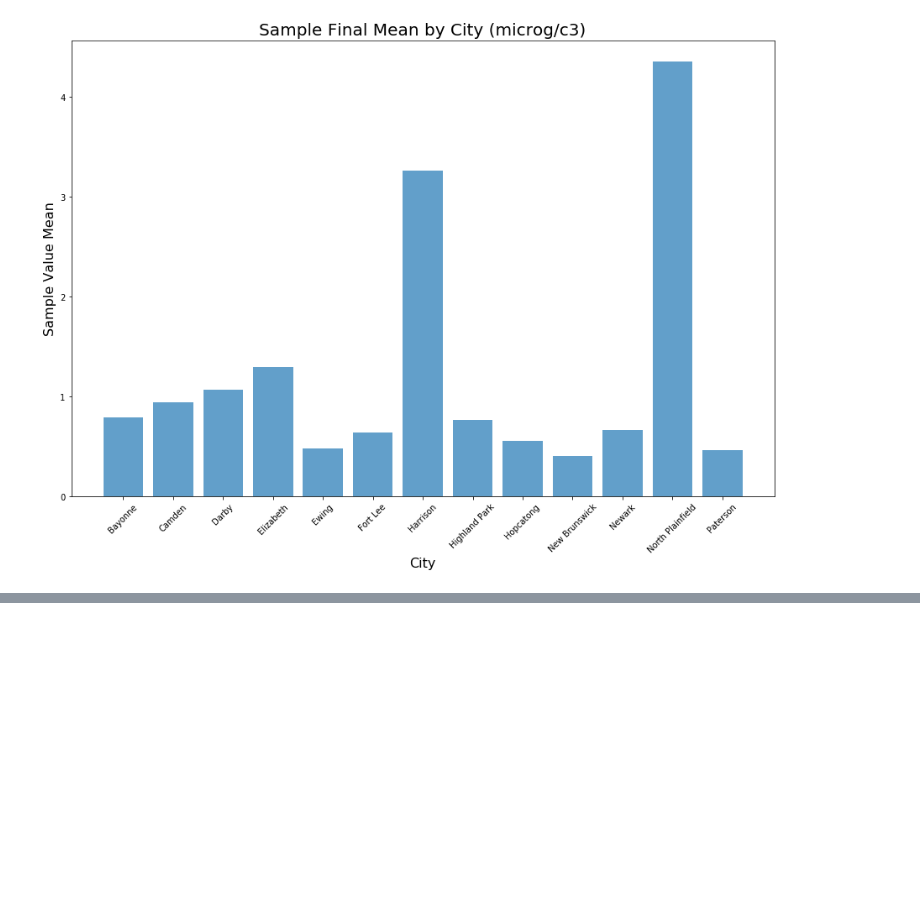
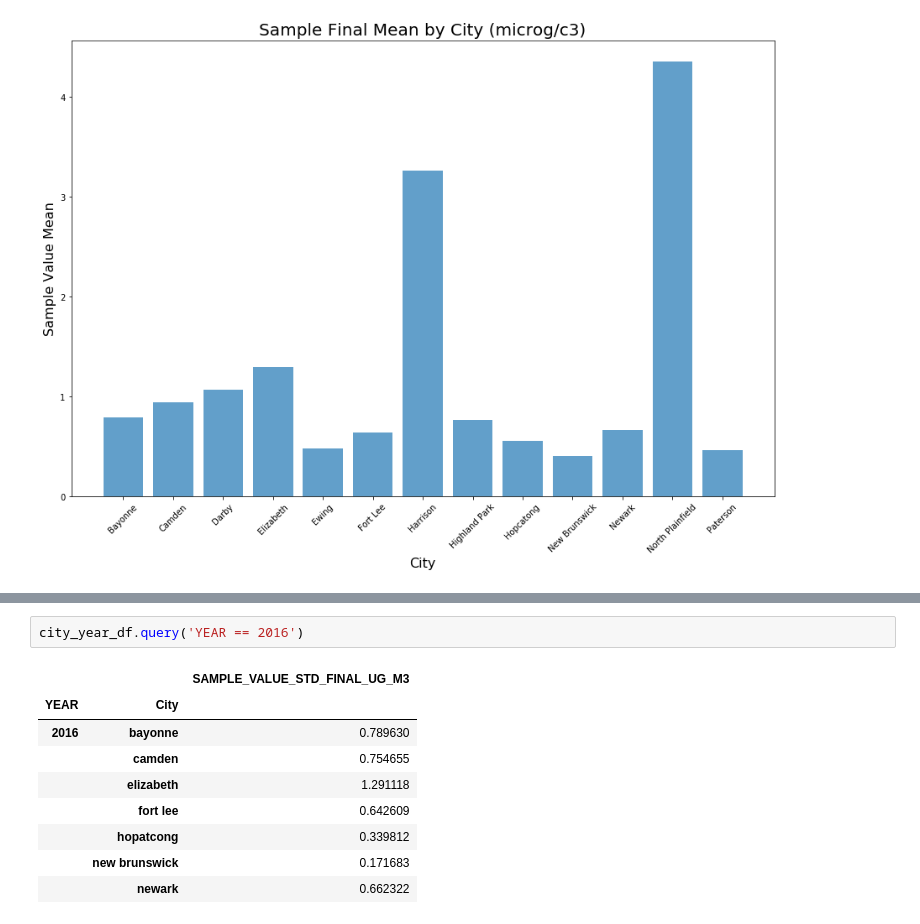
Before and after one commit to jjjjjeb/NJAir_EDA, a Jupyter notebook: Benzene Analysis.ipynb, the cells around one changed output, grey strips where cells are left out. Drawn from its saved outputs; the diff is of its cells as text; blank space fills up the shorter version.

```diff
--- a/Benzene Analysis.ipynb
+++ b/Benzene Analysis.ipynb
@@ -554,0 +611,12 @@ Text(0, 0.5, 'Sample Value Mean')
+# %%
+city_year_df.query('YEAR == 2016')
+# %% [output]
+|  |  | SAMPLE_VALUE_STD_FINAL_UG_M3 |
+| YEAR | City |  |
+| 2016 | bayonne | 0.789630 |
+|  | camden | 0.754655 |
+|  | elizabeth | 1.291118 |
+|  | fort lee | 0.642609 |
+|  | hopatcong | 0.339812 |
+|  | new brunswick | 0.171683 |
+|  | newark | 0.662322 |
```
Also changed, not shown: parts of 4 cells of this notebook.
